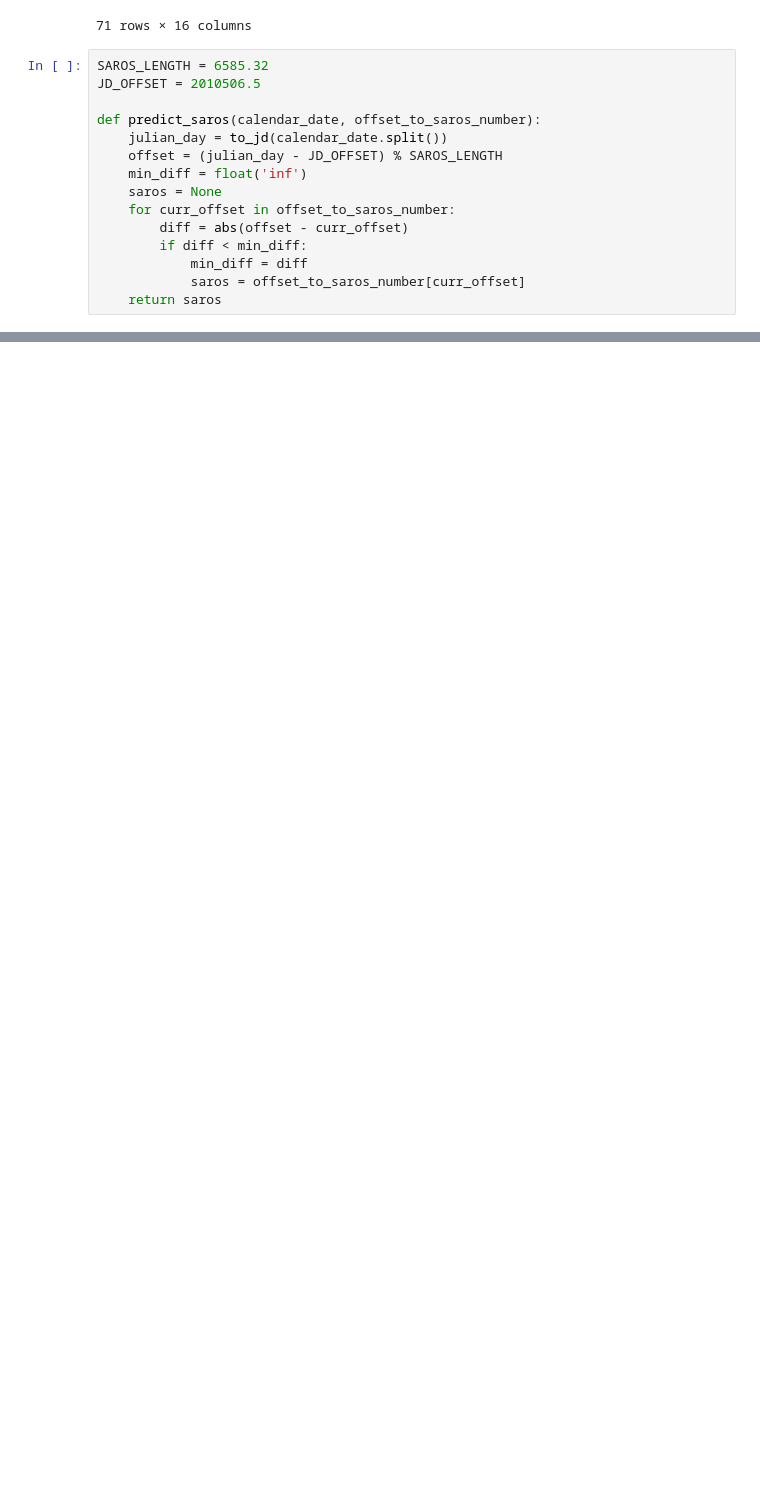
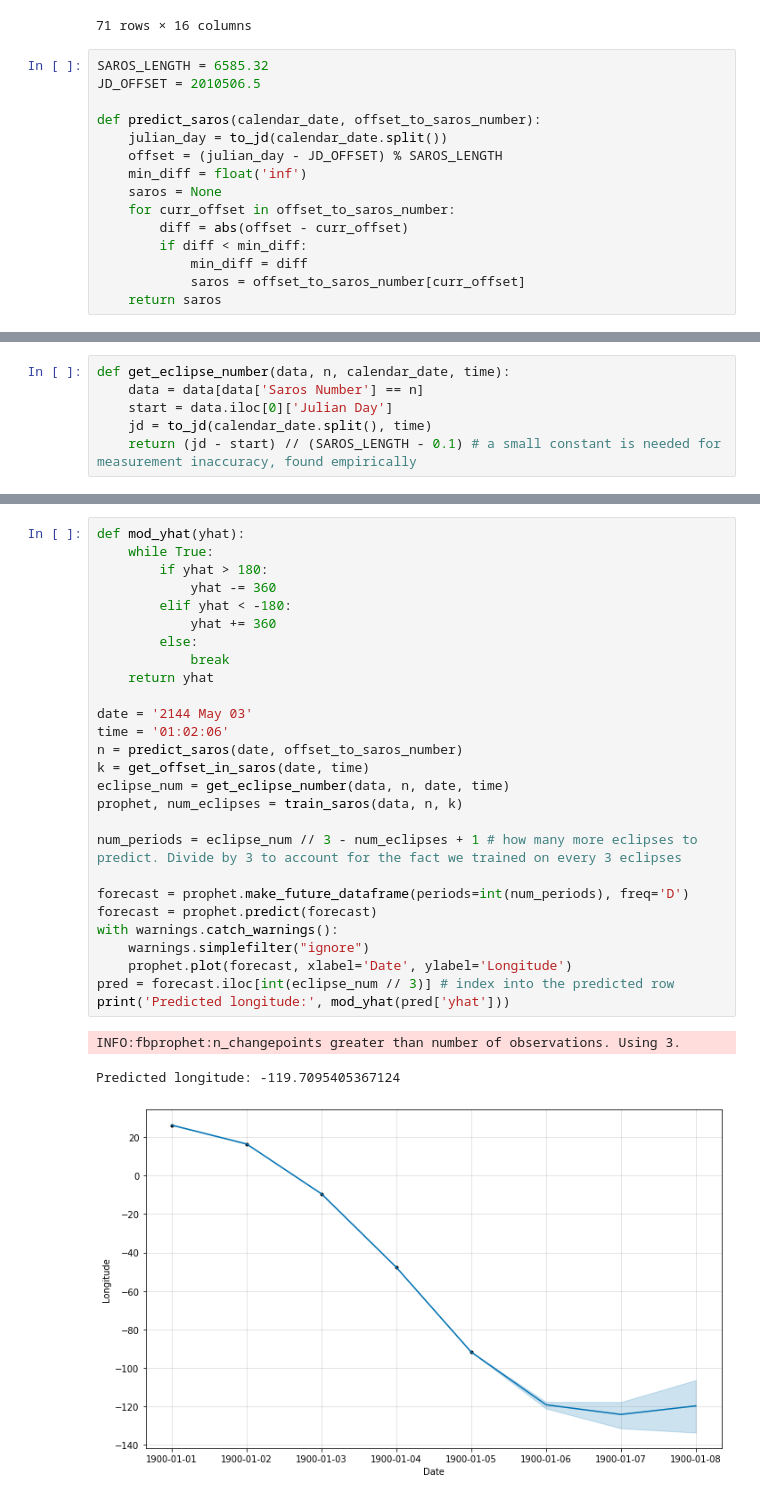
Before and after one commit to Kaahan/skep_project_s_final, a Jupyter notebook: eclipse/predict_eclipse.ipynb, the cells around one changed output, grey strips where cells are left out. Drawn from its saved outputs; the diff is of its cells as text; blank space fills up the shorter version.

```diff
--- a/eclipse/predict_eclipse.ipynb
+++ b/eclipse/predict_eclipse.ipynb
@@ -553,3 +533,9 @@ Name: Calendar Date, dtype: float64
+# %%
+def get_eclipse_number(data, n, calendar_date, time):
+    data = data[data['Saros Number'] == n]
+    start = data.iloc[0]['Julian Day']
+    jd = to_jd(calendar_date.split(), time)
+    return (jd - start) // (SAROS_LENGTH - 0.1) # a small constant is needed for measurement inaccuracy, found empirically
 # %%
 def train_saros(data, n, k):
     """
@@ -592,0 +604,31 @@ with warnings.catch_warnings():
+# %%
+def mod_yhat(yhat):
+    while True:
+        if yhat > 180:
+            yhat -= 360
+        elif yhat < -180:
+            yhat += 360
+        else:
+            break
+    return yhat
+
+date = '2144 May 03'
+time = '01:02:06'
+n = predict_saros(date, offset_to_saros_number)
+k = get_offset_in_saros(date, time)
+eclipse_num = get_eclipse_number(data, n, date, time)
+prophet, num_eclipses = train_saros(data, n, k)
+
+num_periods = eclipse_num // 3 - num_eclipses + 1 # how many more eclipses to predict. Divide by 3 to account for the fact we trained on every 3 eclipses
+
+forecast = prophet.make_future_dataframe(periods=int(num_periods), freq='D')
+forecast = prophet.predict(forecast)
+with warnings.catch_warnings():
+    warnings.simplefilter("ignore")
+    prophet.plot(forecast, xlabel='Date', ylabel='Longitude')
+pred = forecast.iloc[int(eclipse_num // 3)] # index into the predicted row
+print('Predicted longitude:', mod_yhat(pred['yhat']))
+# %% [output]
+INFO:fbprophet:n_changepoints greater than number of observations. Using 3.
+Predicted longitude: -119.7095405367124
+[figure, added]
```
Also changed, not shown: parts of 14 cells of this notebook.
